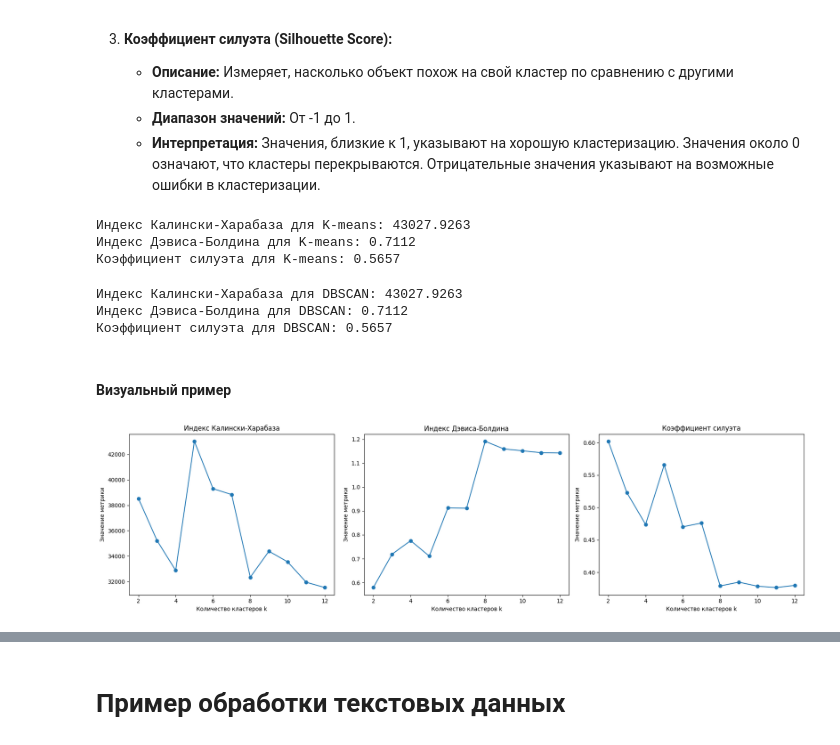
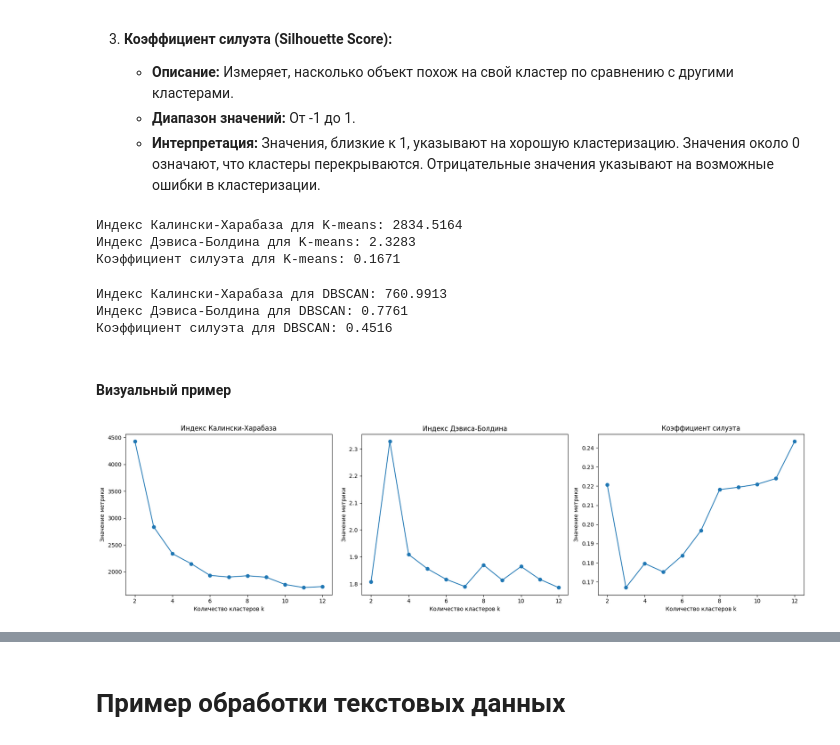
Before and after one commit to hatewxb/ml-projects, a Jupyter notebook: Практика6.ipynb, the cells around one changed output, grey strips where cells are left out. Cells and saved outputs as stored; diff of their text form; code cells hidden in the pictures.

```diff
--- a/Практика6.ipynb
+++ b/Практика6.ipynb
@@ -78,2 +49,9 @@ df = pd.get_dummies(df, columns=category_columns, drop_first=True)
+# %%
+# Создаем копию данных
+category_columns: list[str] = df.select_dtypes(include=['object']).columns # собираем колонки помеченные как objects
+
+# Применяем One-Hot Encoding
+df = pd.get_dummies(df, columns=category_columns, drop_first=True)
+df.average_montly_hours = df.average_montly_hours.astype(int)
 # %% [markdown]
 ### Преобразование непрерывных фич
@@ -264,7 +218,7 @@ from sklearn.cluster import KMeans
 from sklearn.metrics import silhouette_score
 
 # Определяем количество кластеров k
-k = 5  # Вы можете изменить это значение в соответствии с вашими данными
+k = 3  # Вы можете изменить это значение в соответствии с вашими данными
 
 # Создаем и обучаем модель KMeans
 kmeans = KMeans(n_clusters=k, random_state=42)
@@ -272,19 +226,19 @@ labels = kmeans.fit_predict(df)
 centroids = kmeans.cluster_centers_
 
 # Добавляем метки кластеров в исходный DataFrame
-df_k_means = numer
+df_k_means = df.copy()
 df_k_means['Cluster'] = labels
 
 # Вывод статистики по кластерам для каждого признака
 print("Статистика по кластерам:")
-for column in numer.columns:
+for column in df.columns:
     print(f"\nСтатистика для признака '{column}':")
     cluster_stats = df_k_means.groupby('Cluster')[column].agg(['mean', 'std', 'min', 'max'])
     print(cluster_stats)
 
 # Вычисление коэффициента силуэта
 if k > 1:
-    silhouette_avg = silhouette_score(numer, labels)
+    silhouette_avg = silhouette_score(df, labels)
     print(f"\nКоэффициент силуэта для k={k}: {silhouette_avg:.4f}")
 else:
     print("\nКоэффициент силуэта не определен для k=1")
@@ -449,10 +379,10 @@ metric = 'euclidean'
 
 # Обучение модели DBSCAN
 db = DBSCAN(eps=eps, min_samples=min_samples, metric=metric)
-labels = db.fit_predict(numer)
+labels = db.fit_predict(df)
 
 # Добавляем метки кластеров в DataFrame
-df_dbscan = numer.copy()
+df_dbscan = df.copy()
 df_dbscan['Cluster'] = labels
 
 # Количество кластеров (исключая шум)
@@ -461,14 +391,14 @@ print(f"Количество кластеров: {n_clusters_}")
 
 # Вывод статистики по кластерам
 print("Статистика по кластерам:")
-for column in numer.columns:
+for column in df.columns:
     print(f"\nСтатистика для признака '{column}':")
     cluster_stats = df_dbscan[df_dbscan['Cluster'] != -1].groupby('Cluster')[column].agg(['mean', 'std', 'min', 'max', 'count'])
     print(cluster_stats)
 
 # Вычисление коэффициента силуэта
 if n_clusters_ > 1:
-    silhouette_avg = silhouette_score(numer[df_dbscan['Cluster'] != -1], labels[df_dbscan['Cluster'] != -1])
+    silhouette_avg = silhouette_score(df[df_dbscan['Cluster'] != -1], labels[df_dbscan['Cluster'] != -1])
     print(f"\nКоэффициент силуэта для DBSCAN: {silhouette_avg:.4f}")
 else:
     print("\nКоэффициент силуэта не определен, так как найден один кластер или данные являются шумом.")
@@ -477,7 +407,7 @@ else:
 # Визуализация результатов (с использованием PCA для снижения размерности)
 from sklearn.decomposition import PCA
 pca = PCA(n_components=2)
-principal_components = pca.fit_transform(numer)
+principal_components = pca.fit_transform(df)
 df_pca = pd.DataFrame(data=principal_components, columns=['PC1', 'PC2'])
 df_pca['Cluster'] = labels
 
@@ -555,25 +493,25 @@ Cluster
 # %%
 from sklearn.metrics import calinski_harabasz_score, davies_bouldin_score
 # Кластеризация K-means
-k = 5
+k = 3
 kmeans = KMeans(n_clusters=k, random_state=42)
-labels_kmeans = kmeans.fit_predict(numer)
+labels_kmeans = kmeans.fit_predict(df)
 
 # Индекс Калински-Харабаза
-ch_score_kmeans = calinski_harabasz_score(numer, labels_kmeans)
+ch_score_kmeans = calinski_harabasz_score(df, labels_kmeans)
 print(f"Индекс Калински-Харабаза для K-means: {ch_score_kmeans:.4f}")
 
 # Индекс Дэвиса-Болдина
-db_score_kmeans = davies_bouldin_score(numer, labels_kmeans)
+db_score_kmeans = davies_bouldin_score(df, labels_kmeans)
 print(f"Индекс Дэвиса-Болдина для K-means: {db_score_kmeans:.4f}")
 
 # Коэффициент силуэта
-sh_score_kmeans = silhouette_score(numer, labels_kmeans)
+sh_score_kmeans = silhouette_score(df, labels_kmeans)
 print(f"Коэффициент силуэта для K-means: {sh_score_kmeans:.4f}")
 # %% [output]
-Индекс Калински-Харабаза для K-means: 43027.9263
-Индекс Дэвиса-Болдина для K-means: 0.7112
-Коэффициент силуэта для K-means: 0.5657
+Индекс Калински-Харабаза для K-means: 2834.5164
+Индекс Дэвиса-Болдина для K-means: 2.3283
+Коэффициент силуэта для K-means: 0.1671
 # %%
 from sklearn.metrics import calinski_harabasz_score, davies_bouldin_score
 
@@ -581,11 +519,11 @@ eps = 0.5
 min_samples = 5
 
 dbscan = DBSCAN(eps=eps, min_samples=min_samples)
-labels_dbscan = dbscan.fit_predict(numer)
+labels_dbscan = dbscan.fit_predict(df)
 
 # Исключаем шумовые точки (метки -1)
 mask = labels_dbscan != -1
-df_scaled_dbscan = numer[mask]
+df_scaled_dbscan = df[mask]
 labels_dbscan_filtered = labels_dbscan[mask]
 
 # Проверяем, есть ли достаточное количество кластеров для расчета метрик
@@ -604,9 +542,9 @@ if len(set(labels_dbscan_filtered)) > 1:
 else:
     print("Недостаточно кластеров для вычисления метрик для DBSCAN.")
 # %% [output]
-Индекс Калински-Харабаза для DBSCAN: 43027.9263
-Индекс Дэвиса-Болдина для DBSCAN: 0.7112
-Коэффициент силуэта для DBSCAN: 0.5657
+Индекс Калински-Харабаза для DBSCAN: 760.9913
+Индекс Дэвиса-Болдина для DBSCAN: 0.7761
+Коэффициент силуэта для DBSCAN: 0.4516
 # %% [markdown]
 #### Визуальный пример
 # %%
@@ -621,43 +559,43 @@ silhouette_scores = []
 for k in k_range:
     # Создаем и обучаем модель KMeans
     kmeans = KMeans(n_clusters=k, random_state=42)
-    labels = kmeans.fit_predict(numer)
+    labels = kmeans.fit_predict(df)
 
     # Вычисляем метрики
-    ch_score = calinski_harabasz_score(numer, labels)
-    db_score = davies_bouldin_score(numer, labels)
-    silhouette_avg = silhouette_score(numer, labels)
+    ch_score = calinski_harabasz_score(df, labels)
+    db_score = davies_bouldin_score(df, labels)
+    silhouette_avg = silhouette_score(df, labels)
 
     # Сохраняем метрики
     ch_scores.append(ch_score)
     db_scores.append(db_score)
     silhouette_scores.append(silhouette_avg)
 
 # Построение графиков
 plt.figure(figsize=(18, 5))
 
 # График Индекса Калински-Харабаза
 plt.subplot(1, 3, 1)
 plt.plot(k_range, ch_scores, marker='o')
 plt.title('Индекс Калински-Харабаза')
 plt.xlabel('Количество кластеров k')
 plt.ylabel('Значение метрики')
 
 # График Индекса Дэвиса-Болдина
 plt.subplot(1, 3, 2)
 plt.plot(k_range, db_scores, marker='o')
 plt.title('Индекс Дэвиса-Болдина')
 plt.xlabel('Количество кластеров k')
 plt.ylabel('Значение метрики')
 
 # График Коэффициента силуэта
 plt.subplot(1, 3, 3)
 plt.plot(k_range, silhouette_scores, marker='o')
 plt.title('Коэффициент силуэта')
 plt.xlabel('Количество кластеров k')
 plt.ylabel('Значение метрики')
 
 plt.tight_layout()
 plt.show()
 # %% [output]
-[figure, old version]
+[figure, new version]
```
Also changed, not shown: parts of 20 cells of this notebook.
